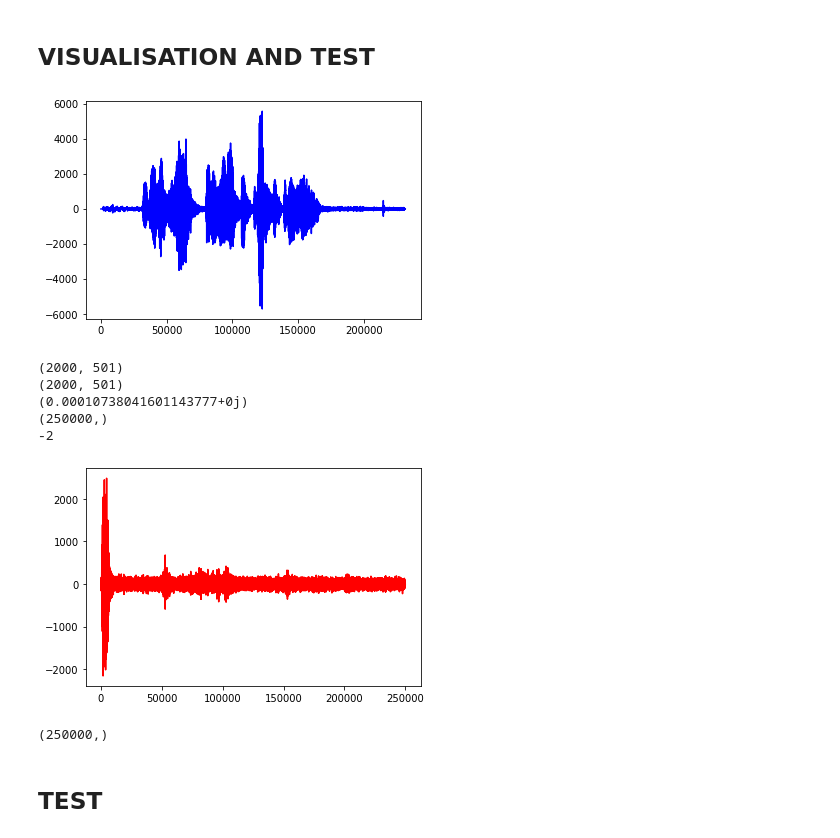
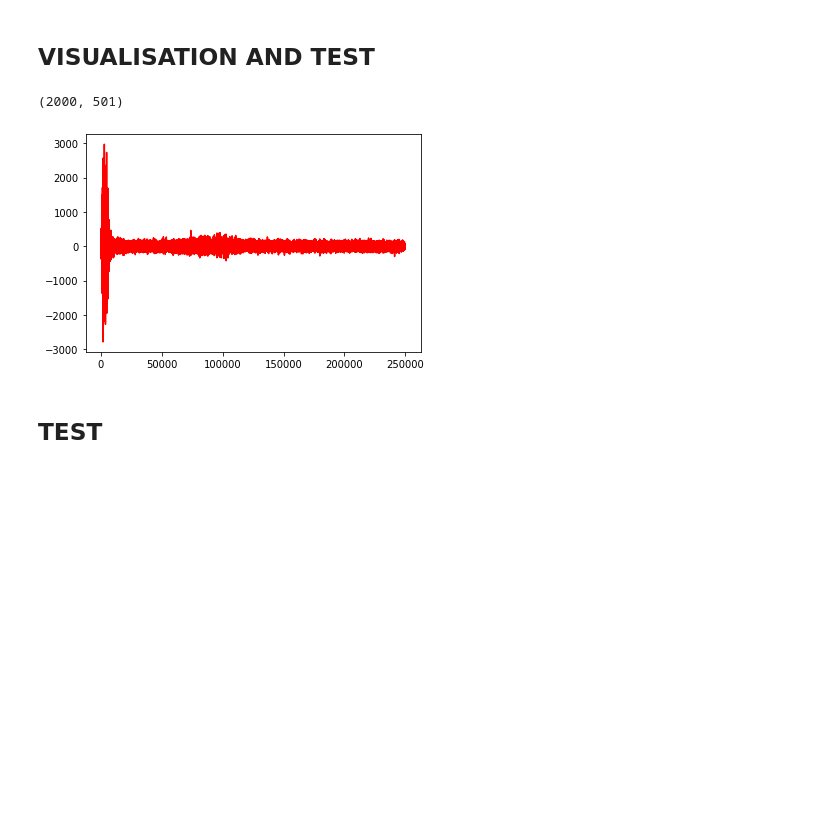
Before and after one commit to CamilleGreen5/Deep_Learning_with_Python, a Jupyter notebook: Noise_speech_reduction.ipynb, the cells around one changed output. Saved outputs shown, nothing was run; the diff lists cells and outputs as text; code cells hidden in the pictures; blank space fills up the shorter version.

```diff
--- a/Noise_speech_reduction.ipynb
+++ b/Noise_speech_reduction.ipynb
@@ -202,5 +141,7 @@ def load_and_convert_data_with_label(train_mp3_data):
 # %%
 list_mp3_files = glob.glob("./cv-corpus-5.1-2020-06-22/fr/clips/*.mp3")
-train_mp3_data = list_mp3_files[:-2000]
-test_mp3_data = list_mp3_files[-2000:]
-# print(len(train_mp3_data))
+print(len(list_mp3_files))
+
+train_mp3_data = list_mp3_files[5000:10000]
+val_mp3_data = list_mp3_files[10000:12000]
+test_mp3_data = list_mp3_files[12000:14000]
@@ -263,23 +296,43 @@ def create_generator():
+# %%
+def denoising(samples, imag_samples, mean, std):
+
+    # load model
+    model = tf.keras.models.load_model('./model/mymodel')
+
+    # predict
+    samples, x = reshape_data(samples)
+    imag_samples, x = reshape_data(imag_samples)
+    # print(np.shape(samples), np.shape(imag_samples))
+
+    denoised_samples = model.predict(samples)
+    # print(np.shape(denoised_samples))
+    denoised_stft = denoised_samples + 1j*imag_samples
+
+    # convert back to sound from F_T_space
+    t, desnoised_array_sound = istft(denoised_stft, fs=48000, nperseg=1000)
+    desnoised_array_sound = np.array(desnoised_array_sound)
+    desnoised_array_sound *= std
+    desnoised_array_sound += mean
+    desnoised_array_sound = np.array(desnoised_array_sound, np.int16)
+
+    # plt.plot([i for i in range(len(desnoised_array_sound))], desnoised_array_sound, 'r')
+    # plt.show()
+
+    return desnoised_array_sound
 # %%
 list_files = ["./original/common_voice_fr_18157595.mp3"]
-samples, im_samples, mean, std = load_and_convert_data(list_files, True)
+samples, imag_samples, mean, std = load_and_convert_data(list_files, True)
 
-denoised_array_sound = denoising(samples, im_samples, mean, std)
+denoised_array_sound = denoising(samples, imag_samples, mean, std)
 
-print(np.shape(denoised_array_sound))
+# print(np.shape(denoised_array_sound))
 
 # save reconverted sound to wav
 path_to_wav_file = './denoised/denoised_sound0.wav'
 write(path_to_wav_file, 48000, denoised_array_sound)
 # %% [output]
+(2000, 501)
-[figure, old version]
+[figure, new version]
-(2000, 501)
-(2000, 501)
-(0.00010738041601143777+0j)
-(250000,)
--2
-[figure, removed]
-(250000,)
 # %% [markdown]
 ## **TEST**
 # %%
```
Also changed, not shown: parts of 24 cells of this notebook.
